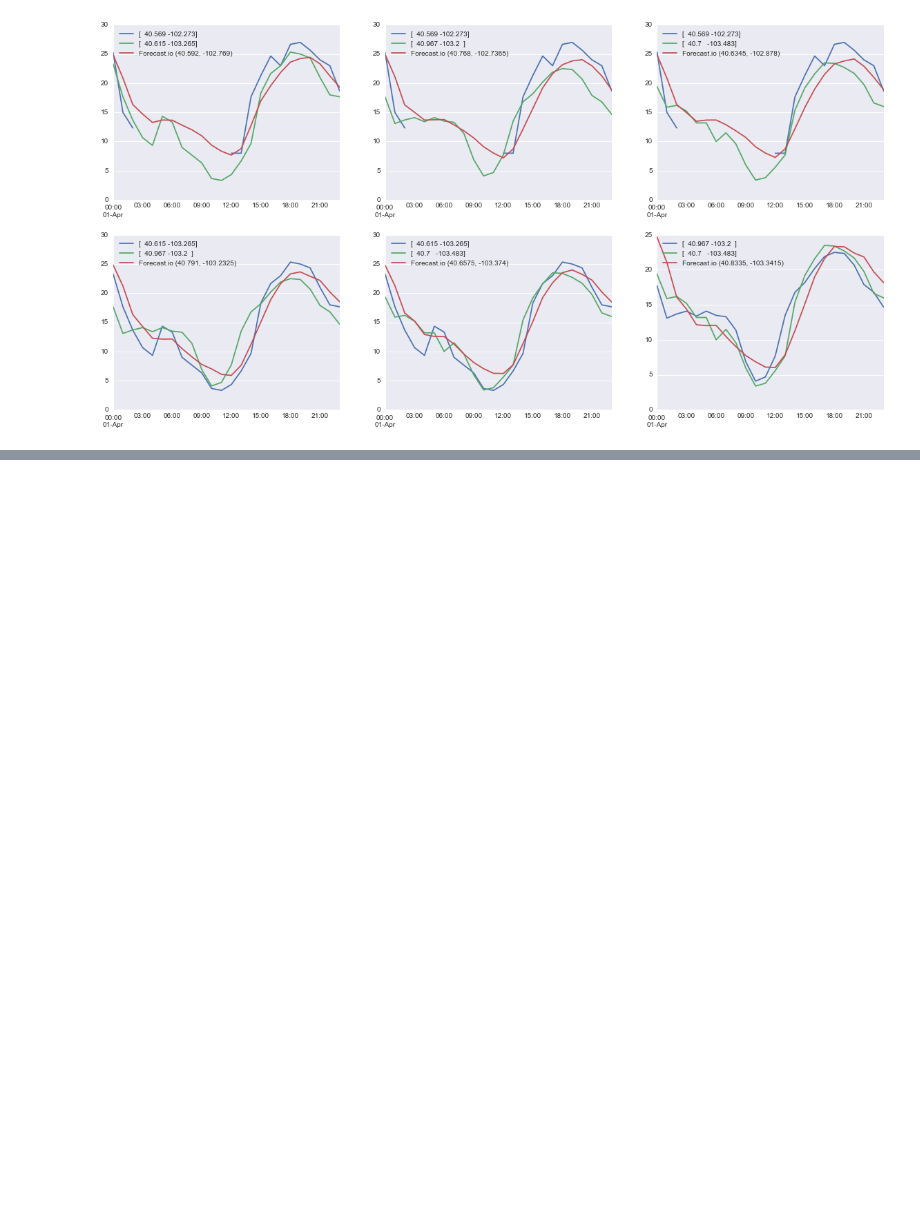
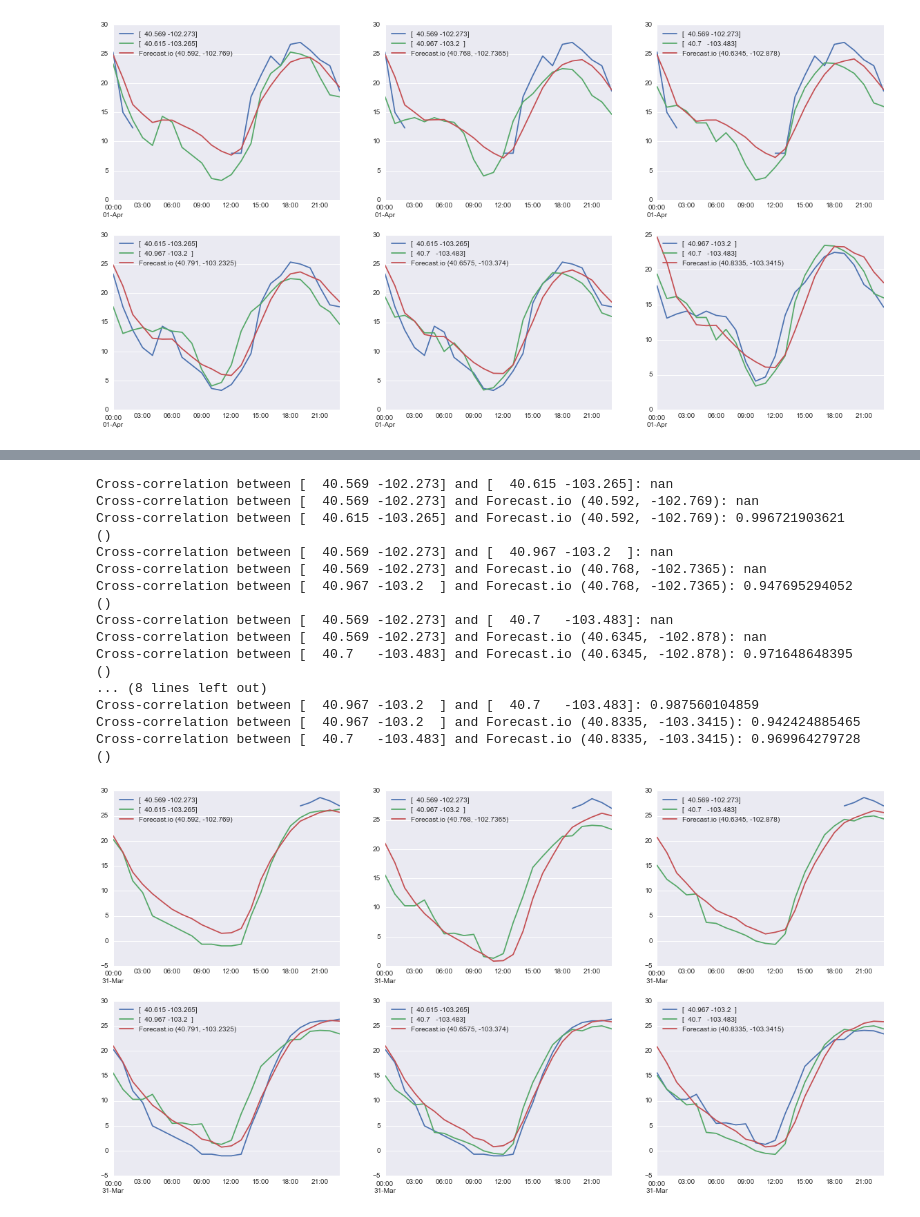
Before and after one commit to hack-c/weathergrab, a Jupyter notebook: Weather Data Demo.ipynb, the cells around one changed output, grey strips where cells are left out. Saved outputs shown, nothing was run; the diff lists cells and outputs as text; code cells hidden in the pictures; blank space fills up the shorter version.

```diff
--- a/Weather Data Demo.ipynb
+++ b/Weather Data Demo.ipynb
@@ -187,7 +192,7 @@ Here we choose each pair from the subset of ISD stations we chose, and compare t
 
 If we make the naïve assumption that the temperature gradient in Northeastern Colorado is "smooth", we would expect Forecast.io's estimate to track between the bands of the neighboring stations.
 # %%
-def construct_plotset(date):
+def construct_plotset(date, midpoint=True):
     """
     build the dataset to plot
     """
@@ -220,9 +225,15 @@ def construct_plotset(date):
         plotdf[str(coords(s1))] = day[day.filename == s1].temp.resample("1h")
         plotdf[str(coords(s2))] = day[day.filename == s2].temp.resample("1h")
 
-        midptlat, midptlng = tuple((coords(s1) + coords(s2)) / 2)  # midpoint between stations
-        plotdf["Forecast.io ({}, {})".format(midptlat, midptlng)] = pd.Series([get_temp(midptlat, midptlng, t) for t in times],
+        if midpoint:
+            midptlat, midptlng = tuple((coords(s1) + coords(s2)) / 2)  # midpoint between stations
+            plotdf["Forecast.io ({}, {})".format(midptlat, midptlng)] = pd.Series([get_temp(midptlat, midptlng, t) for t in times],
                                                                               index=dtindex)
+
+        # print cross-correlations
+        for x, y in combinations(plotdf.columns, 2):
+            print("Cross-correlation between {x} and {y}: {c}".format(x=x, y=y, c=np.corrcoef(plotdf[x], plotdf[y])[0,1]))
+        print()
 
         plotdfs.append(plotdf)
 
@@ -230,11 +241,11 @@ def construct_plotset(date):
 # %%
 # plot
 
-def plot_temp(date):
+def plot_temp(date, midpoint=True):
     """
     plot the station - forecast triplet for the given day
     """
-    plotdfs = construct_plotset(date)
+    plotdfs = construct_plotset(date, midpoint=midpoint)
 
     fig, axes = plt.subplots(nrows=2, ncols=3)
 
@@ -272,3 +309,24 @@ plot_temp("April 1, 2015")
+# %%
+plot_temp("March 31, 2015")
+# %% [output]
+Cross-correlation between [  40.569 -102.273] and [  40.615 -103.265]: nan
+Cross-correlation between [  40.569 -102.273] and Forecast.io (40.592, -102.769): nan
+Cross-correlation between [  40.615 -103.265] and Forecast.io (40.592, -102.769): 0.996721903621
+()
+Cross-correlation between [  40.569 -102.273] and [  40.967 -103.2  ]: nan
+Cross-correlation between [  40.569 -102.273] and Forecast.io (40.768, -102.7365): nan
+Cross-correlation between [  40.967 -103.2  ] and Forecast.io (40.768, -102.7365): 0.947695294052
+()
+Cross-correlation between [  40.569 -102.273] and [  40.7   -103.483]: nan
+Cross-correlation between [  40.569 -102.273] and Forecast.io (40.6345, -102.878): nan
+Cross-correlation between [  40.7   -103.483] and Forecast.io (40.6345, -102.878): 0.971648648395
+()
+... (8 lines left out)
+Cross-correlation between [  40.967 -103.2  ] and [  40.7   -103.483]: 0.987560104859
+Cross-correlation between [  40.967 -103.2  ] and Forecast.io (40.8335, -103.3415): 0.942424885465
+Cross-correlation between [  40.7   -103.483] and Forecast.io (40.8335, -103.3415): 0.969964279728
+()
+[figure, added]
 # %% [markdown]
 Takeaways
 ---------
```
Also changed, not shown: parts of 12 cells of this notebook.
